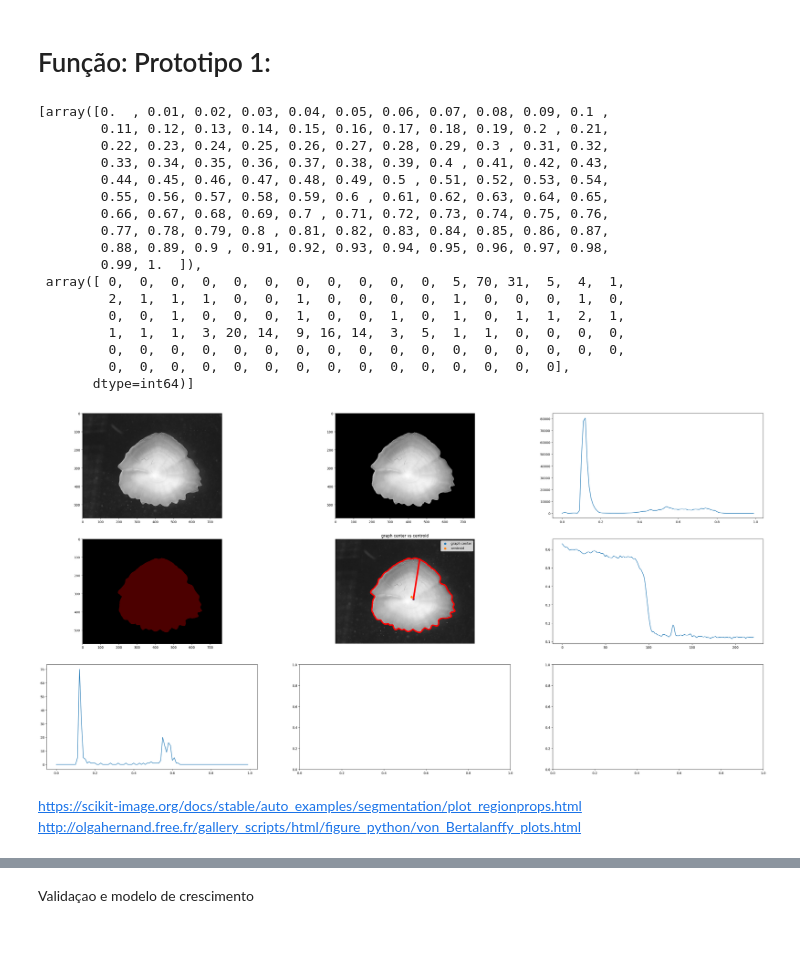
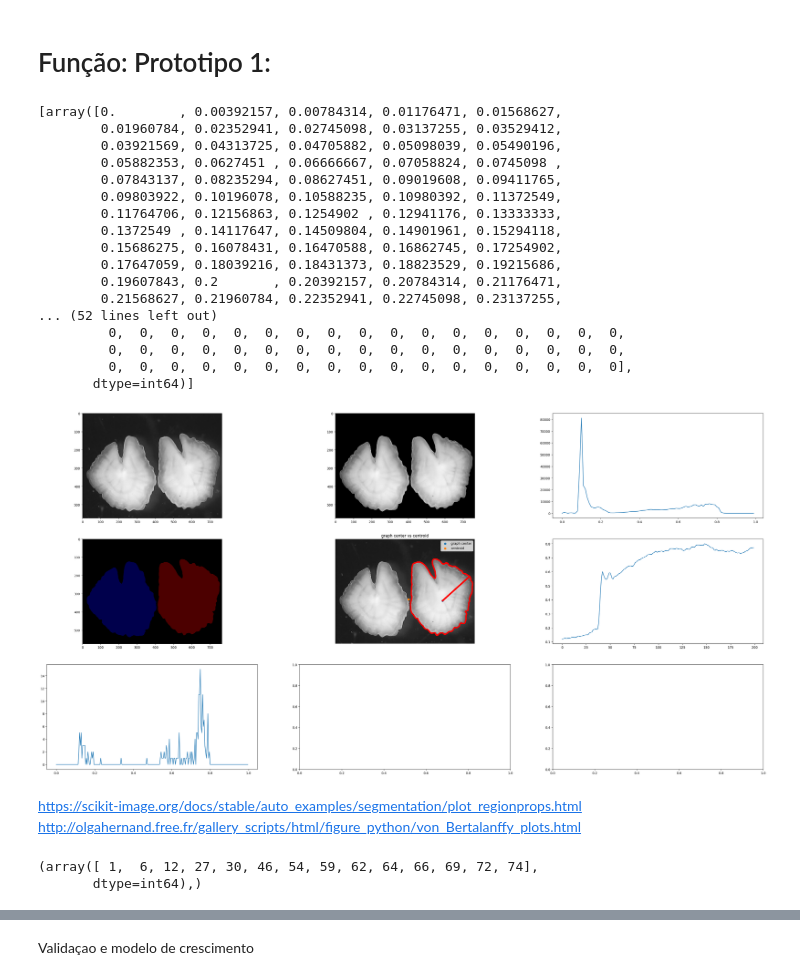
Before and after one commit to AJSRocha/msc_ds_vc, a Jupyter notebook: progress_report.ipynb, the cells around one changed output, grey strips where cells are left out. Cells and saved outputs as stored; diff of their text form; code cells hidden in the pictures; blank space fills up the shorter version.

```diff
--- a/progress_report.ipynb
+++ b/progress_report.ipynb
@@ -107,7 +107,7 @@ def processador(imagem, plot:bool=True):
     profile = skimage.measure.profile_line(colapsado, src = (origin_x, origin_y), dst = (extremo[1],extremo[0]))
 
     # histograma do perfil; intuiçao para smoothing
-    p_hist, p_bin = np.histogram(profile, bins=100, range=(0, 1))
+    p_hist, p_bin = np.histogram(profile, bins=255, range=(0, 1))
 
     # plots
     if plot:
@@ -142,27 +142,27 @@ def processador(imagem, plot:bool=True):
         ax[2,0].plot(p_bin[0:-1], p_hist)
 
     return [p_bin, p_hist]
-# %%
-processador(teste_01, True)
-# %% [output]
-[array([0.  , 0.01, 0.02, 0.03, 0.04, 0.05, 0.06, 0.07, 0.08, 0.09, 0.1 ,
-        0.11, 0.12, 0.13, 0.14, 0.15, 0.16, 0.17, 0.18, 0.19, 0.2 , 0.21,
-        0.22, 0.23, 0.24, 0.25, 0.26, 0.27, 0.28, 0.29, 0.3 , 0.31, 0.32,
-        0.33, 0.34, 0.35, 0.36, 0.37, 0.38, 0.39, 0.4 , 0.41, 0.42, 0.43,
-        0.44, 0.45, 0.46, 0.47, 0.48, 0.49, 0.5 , 0.51, 0.52, 0.53, 0.54,
-        0.55, 0.56, 0.57, 0.58, 0.59, 0.6 , 0.61, 0.62, 0.63, 0.64, 0.65,
-        0.66, 0.67, 0.68, 0.69, 0.7 , 0.71, 0.72, 0.73, 0.74, 0.75, 0.76,
-        0.77, 0.78, 0.79, 0.8 , 0.81, 0.82, 0.83, 0.84, 0.85, 0.86, 0.87,
-        0.88, 0.89, 0.9 , 0.91, 0.92, 0.93, 0.94, 0.95, 0.96, 0.97, 0.98,
-        0.99, 1.  ]),
- array([ 0,  0,  0,  0,  0,  0,  0,  0,  0,  0,  0,  5, 70, 31,  5,  4,  1,
-         2,  1,  1,  1,  0,  0,  1,  0,  0,  0,  0,  1,  0,  0,  0,  1,  0,
-         0,  0,  1,  0,  0,  0,  1,  0,  0,  1,  0,  1,  0,  1,  1,  2,  1,
-         1,  1,  1,  3, 20, 14,  9, 16, 14,  3,  5,  1,  1,  0,  0,  0,  0,
-         0,  0,  0,  0,  0,  0,  0,  0,  0,  0,  0,  0,  0,  0,  0,  0,  0,
-         0,  0,  0,  0,  0,  0,  0,  0,  0,  0,  0,  0,  0,  0,  0],
-       dtype=int64)]
-[figure, removed]
+# %%
+processador(io.imread(('photos/bios/'+dados['file'][100])), True)
+# %% [output]
+[array([0.        , 0.00392157, 0.00784314, 0.01176471, 0.01568627,
+        0.01960784, 0.02352941, 0.02745098, 0.03137255, 0.03529412,
+        0.03921569, 0.04313725, 0.04705882, 0.05098039, 0.05490196,
+        0.05882353, 0.0627451 , 0.06666667, 0.07058824, 0.0745098 ,
+        0.07843137, 0.08235294, 0.08627451, 0.09019608, 0.09411765,
+        0.09803922, 0.10196078, 0.10588235, 0.10980392, 0.11372549,
+        0.11764706, 0.12156863, 0.1254902 , 0.12941176, 0.13333333,
+        0.1372549 , 0.14117647, 0.14509804, 0.14901961, 0.15294118,
+        0.15686275, 0.16078431, 0.16470588, 0.16862745, 0.17254902,
+        0.17647059, 0.18039216, 0.18431373, 0.18823529, 0.19215686,
+        0.19607843, 0.2       , 0.20392157, 0.20784314, 0.21176471,
+        0.21568627, 0.21960784, 0.22352941, 0.22745098, 0.23137255,
+... (52 lines left out)
+         0,  0,  0,  0,  0,  0,  0,  0,  0,  0,  0,  0,  0,  0,  0,  0,  0,
+         0,  0,  0,  0,  0,  0,  0,  0,  0,  0,  0,  0,  0,  0,  0,  0,  0,
+         0,  0,  0,  0,  0,  0,  0,  0,  0,  0,  0,  0,  0,  0,  0,  0,  0],
+       dtype=int64)]
+[figure, added]
 # %% [markdown]
 https://scikit-image.org/docs/stable/auto_examples/segmentation/plot_regionprops.html
 http://olgahernand.free.fr/gallery_scripts/html/figure_python/von_Bertalanffy_plots.html
@@ -171,2 +175,8 @@ temp = processador(teste_01, False)
+# %%
+#argrelextrema(temp[1], np.greater)
+argrelmax(temp[1])
+# %% [output]
+(array([ 1,  6, 12, 27, 30, 46, 54, 59, 62, 64, 66, 69, 72, 74],
+       dtype=int64),)
 # %%
 temp
```
Also changed, not shown: parts of 2 cells of this notebook.
